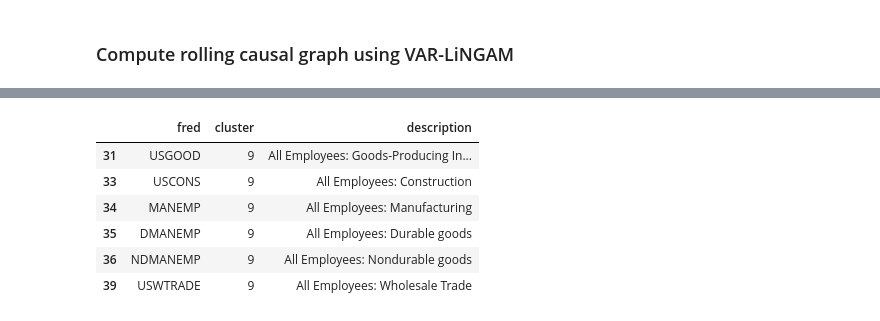
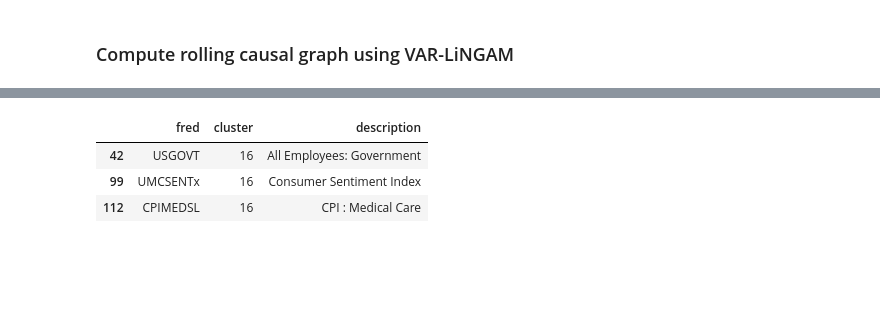
Before and after one commit to dcuoliveira/cml-fin, a Jupyter notebook: src/spy_lasso_rolling_causal_graph.ipynb, the cells around one changed output, grey strips where cells are left out. Drawn from its saved outputs; the diff is of its cells as text; code cells hidden in the pictures; blank space fills up the shorter version.

```diff
--- a/src/spy_lasso_rolling_causal_graph.ipynb
+++ b/src/spy_lasso_rolling_causal_graph.ipynb
@@ -255,14 +208,11 @@ value  1          1.000000
 dtype: float64
 # %%
-clusters_df.loc[clusters_df["cluster"] == 9]
+clusters_df.loc[clusters_df["cluster"] == 16]
 # %% [output]
 |  | fred | cluster | description |
-| 31 | USGOOD | 9 | All Employees: Goods-Producing In... |
-| 33 | USCONS | 9 | All Employees: Construction |
-| 34 | MANEMP | 9 | All Employees: Manufacturing |
-| 35 | DMANEMP | 9 | All Employees: Durable goods |
-| 36 | NDMANEMP | 9 | All Employees: Nondurable goods |
-| 39 | USWTRADE | 9 | All Employees: Wholesale Trade |
+| 42 | USGOVT | 16 | All Employees: Government |
+| 99 | UMCSENTx | 16 | Consumer Sentiment Index |
+| 112 | CPIMEDSL | 16 | CPI : Medical Care |
 # %%
 summary_parents_of_target_df.groupby("cluster")[["feature_name"]].count().sort_values(by="feature_name", ascending=False)
 # %% [output]
```
Also changed, not shown: parts of 11 cells of this notebook.
